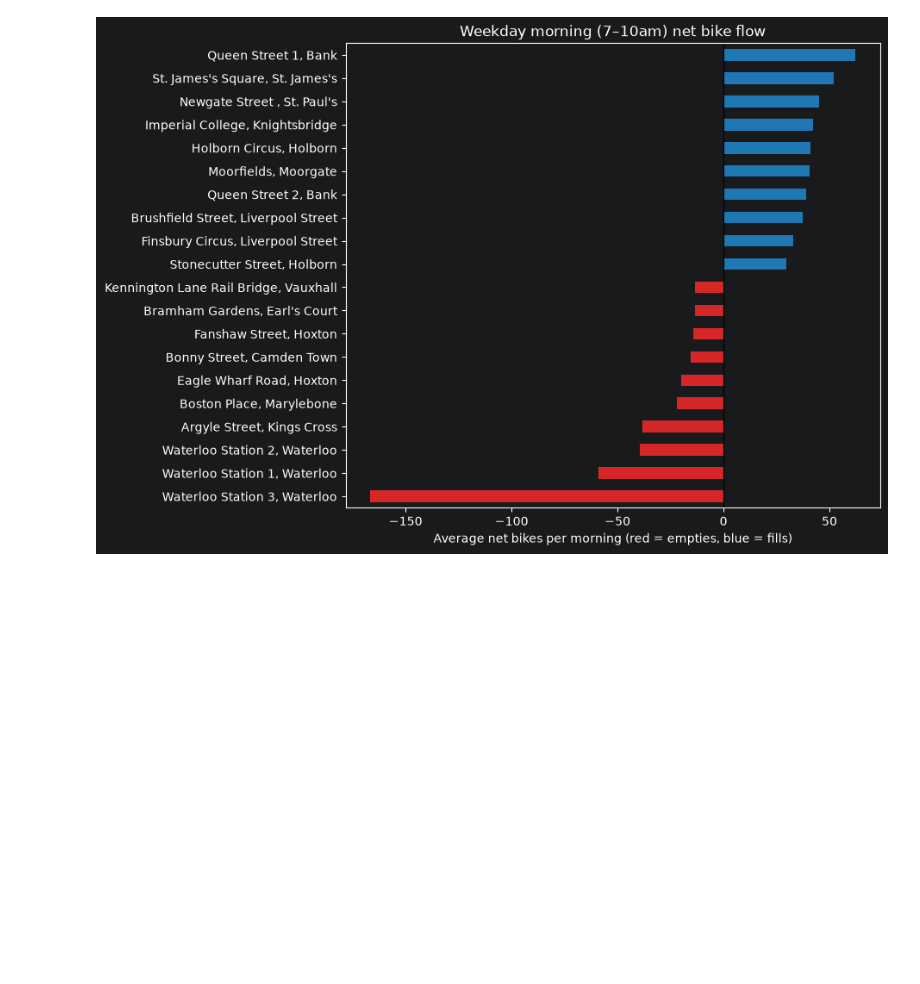
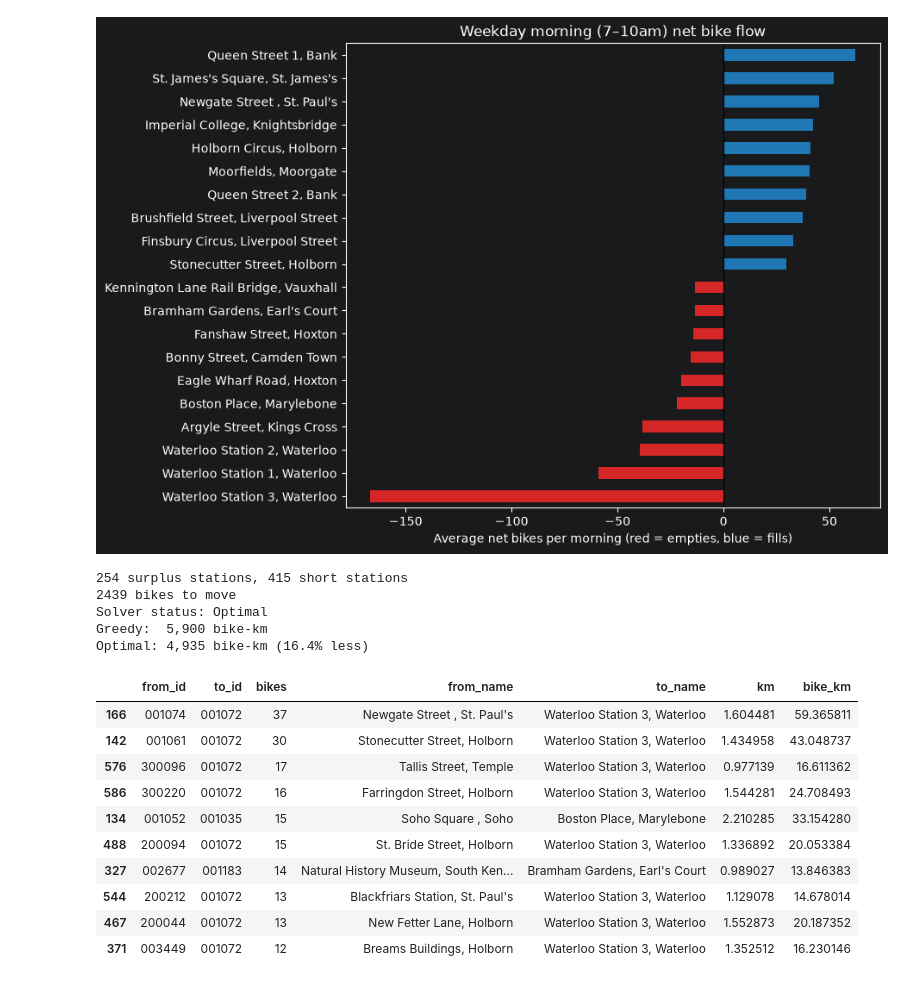
Before and after one commit to TomHarrison561/LondonBikeShareOptimisation, a Jupyter notebook: notebooks/analysis.ipynb, the cells around one changed output. Drawn from its saved outputs; the diff is of its cells as text; code cells hidden in the pictures; blank space fills up the shorter version.

```diff
--- a/notebooks/analysis.ipynb
+++ b/notebooks/analysis.ipynb
@@ -61,3 +61,42 @@ plt.savefig(FIG_DIR / "morning_net_flow.png", dpi=150, bbox_inches="tight")
 plt.show()
 # %% [output]
 [figure]
+# %%
+from rebalance import RebalancingProblem
+
+flow = db.query("""
+    SELECT f.station_id, f.station_name, f.avg_net_inflow::float AS net, l.lat, l.lon
+    FROM clean.morning_net_flow f
+    JOIN clean.station_locations l USING (station_id)
+""")
+
+problem = RebalancingProblem(flow, min_imbalance=2)
+print(len(problem.supply), "surplus stations,", len(problem.demand), "short stations")
+print(problem.total, "bikes to move")
+
+optimal = problem.solve_optimal()
+greedy = problem.solve_greedy()
+
+opt_km = optimal["bike_km"].sum()
+greedy_km = greedy["bike_km"].sum()
+print(f"Greedy:  {greedy_km:,.0f} bike-km")
+print(f"Optimal: {opt_km:,.0f} bike-km ({1 - opt_km / greedy_km:.1%} less)")
+
+optimal.sort_values("bikes", ascending=False).head(10)
+# %% [output]
+254 surplus stations, 415 short stations
+2439 bikes to move
+Solver status: Optimal
+Greedy:  5,900 bike-km
+Optimal: 4,935 bike-km (16.4% less)
+|  | from_id | to_id | bikes | from_name | to_name | km | bike_km |
+| 166 | 001074 | 001072 | 37 | Newgate Street , St. Paul's | Waterloo Station 3, Waterloo | 1.604481 | 59.365811 |
+| 142 | 001061 | 001072 | 30 | Stonecutter Street, Holborn | Waterloo Station 3, Waterloo | 1.434958 | 43.048737 |
+| 576 | 300096 | 001072 | 17 | Tallis Street, Temple | Waterloo Station 3, Waterloo | 0.977139 | 16.611362 |
+| 586 | 300220 | 001072 | 16 | Farringdon Street, Holborn | Waterloo Station 3, Waterloo | 1.544281 | 24.708493 |
+| 134 | 001052 | 001035 | 15 | Soho Square , Soho | Boston Place, Marylebone | 2.210285 | 33.154280 |
+| 488 | 200094 | 001072 | 15 | St. Bride Street, Holborn | Waterloo Station 3, Waterloo | 1.336892 | 20.053384 |
+| 327 | 002677 | 001183 | 14 | Natural History Museum, South Ken... | Bramham Gardens, Earl's Court | 0.989027 | 13.846383 |
+| 544 | 200212 | 001072 | 13 | Blackfriars Station, St. Paul's | Waterloo Station 3, Waterloo | 1.129078 | 14.678014 |
+| 467 | 200044 | 001072 | 13 | New Fetter Lane, Holborn | Waterloo Station 3, Waterloo | 1.552873 | 20.187352 |
+| 371 | 003449 | 001072 | 12 | Breams Buildings, Holborn | Waterloo Station 3, Waterloo | 1.352512 | 16.230146 |
```
Also changed, not shown: parts of 4 cells of this notebook, 2 other files.
